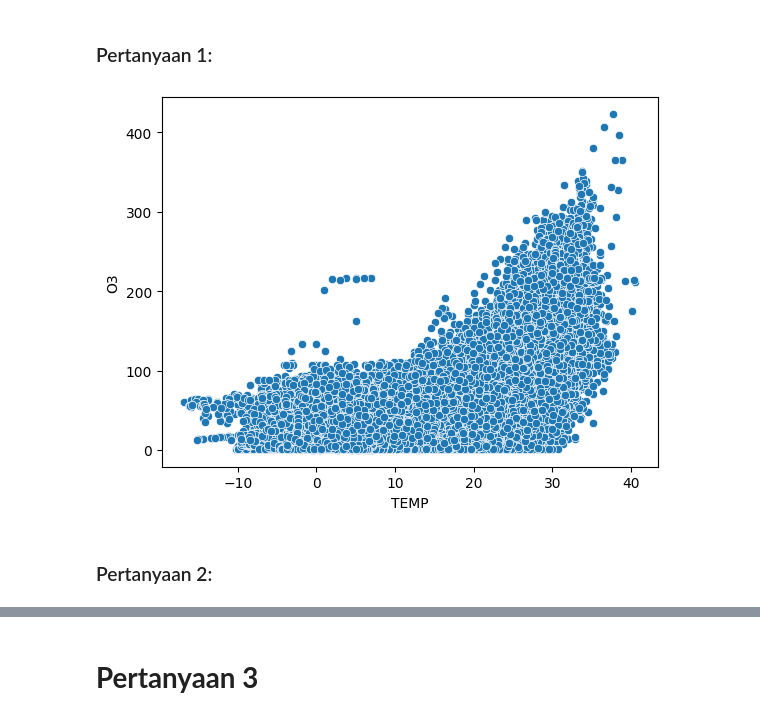
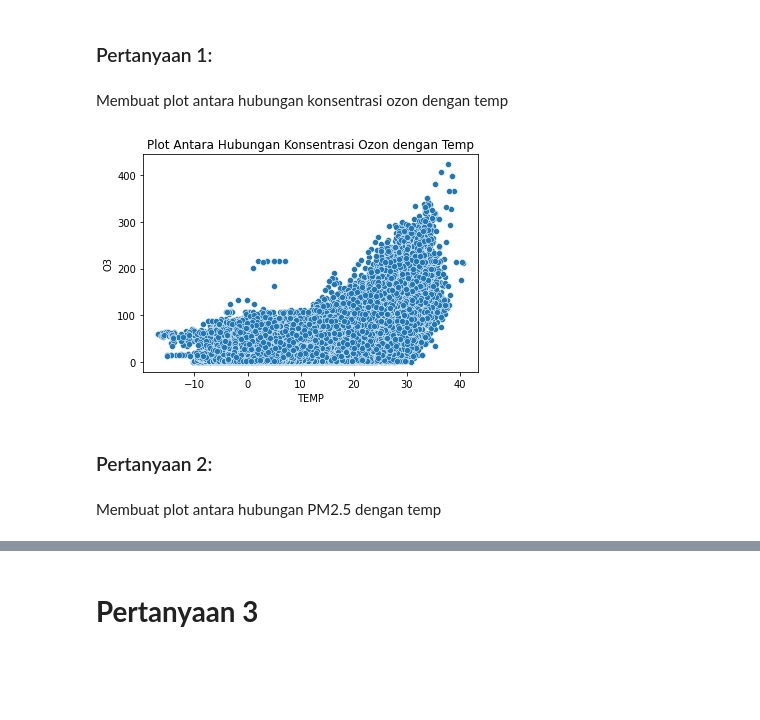
Before and after one commit to ricogodwyn/submission, a Jupyter notebook: Notebook.ipynb, the cells around one changed output, grey strips where cells are left out. Saved outputs shown, nothing was run; the diff lists cells and outputs as text; code cells hidden in the pictures; blank space fills up the shorter version.

```diff
--- a/Notebook.ipynb
+++ b/Notebook.ipynb
@@ -189,12 +211,17 @@ df.groupby(["year","month"])[["PM2.5","PM10"]].agg({
 ## Visualization & Explanatory Analysis
 # %% [markdown]
 ### Pertanyaan 1:
+# %% [markdown]
+Membuat plot antara hubungan konsentrasi ozon dengan temp
 # %%
 sns.scatterplot(x=df['TEMP'],y=df['O3'])
+plt.title("Plot Antara Hubungan Konsentrasi Ozon dengan Temp")
 plt.show()
 # %% [output]
-[figure, old version]
+[figure, new version]
 # %% [markdown]
 ### Pertanyaan 2:
+# %% [markdown]
+Membuat plot antara hubungan PM2.5 dengan temp
 # %%
 sns.scatterplot(x=df['TEMP'],y=df['PM2.5'])
```
Also changed, not shown: parts of 23 cells of this notebook, 3 other files.
